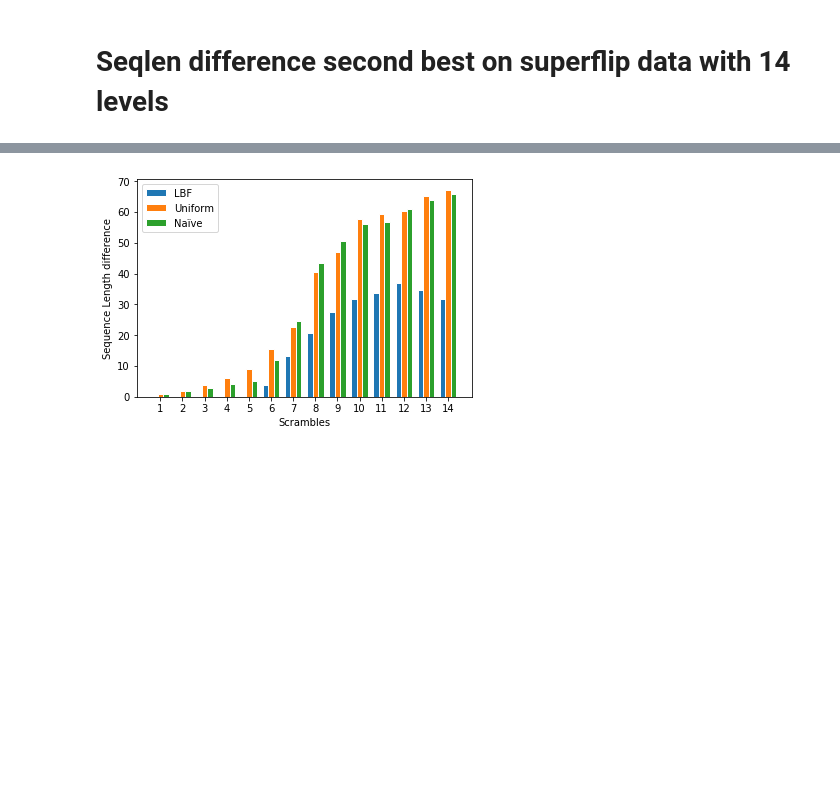
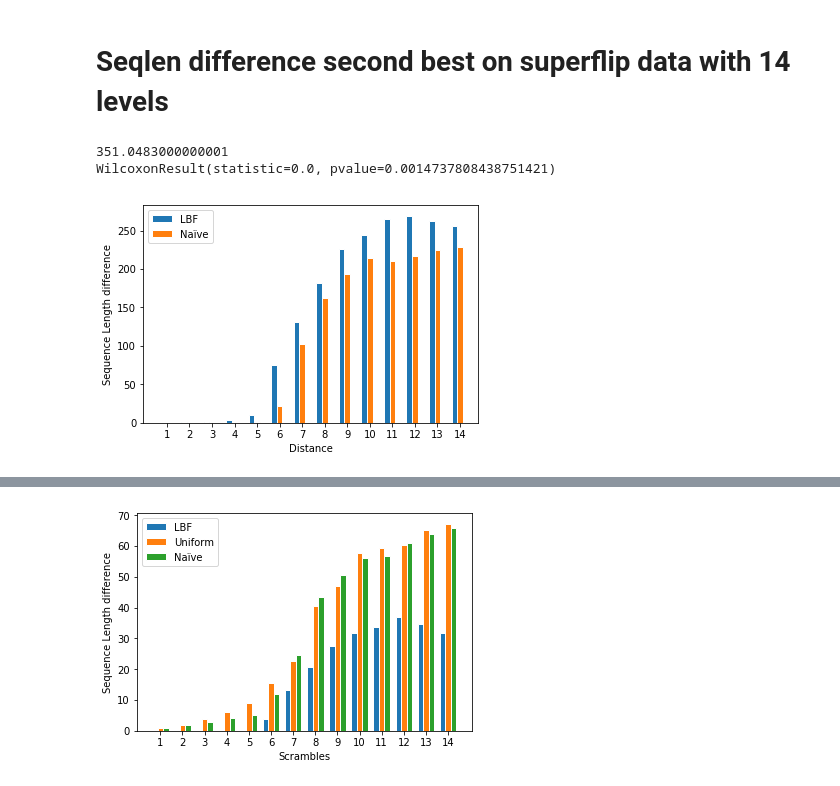
Before and after one commit to JoeHarrison/Thesis, a Jupyter notebook: Experiments/RL plots.ipynb, the cells around one changed output, grey strips where cells are left out. Cells and saved outputs as stored; diff of their text form; code cells hidden in the pictures; blank space fills up the shorter version.

```diff
--- a/Experiments/RL plots.ipynb
+++ b/Experiments/RL plots.ipynb
@@ -111,6 +113,39 @@ plt.show()
 [figure]
 # %% [markdown]
 # Seqlen difference second best on superflip data with 14 levels
+# %%
+barWidth = 0.25
+
+LBF = np.array([1.       ,3.1852   ,3.9412   ,7.0098  ,15.7008  ,81.6554 ,138.3676 ,190.
+ ,235.1413 ,254.6292 ,276.5581 ,281.3156 ,275.1567 ,270.0147])
+Naive = np.array([ 1.       ,2.       ,3.       ,4.       ,5.4252  ,28.1798 ,109.7664 ,169.7883
+ ,203.146  ,224.6788 ,221.8218 ,229.3309 ,238.2655 ,242.2246])
+
+print(np.sum(LBF-Naive))
+
+baseline = np.array([1., 2., 3., 4., 5., 6., 7., 8., 9., 10., 11., 12., 13., 14.])
+
+print(scipy.stats.wilcoxon(LBF, Naive))
+
+LBF -= baseline
+Naive -= baseline
+
+r1 = np.arange(len(LBF))
+r2 = [x + barWidth for x in r1]
+
+plt.bar(r1, LBF, width=barWidth, edgecolor='white', label='LBF')
+plt.bar(r2, Naive, width=barWidth, edgecolor='white', label='Naïve')
+plt.xlabel('Distance')
+plt.ylabel('Sequence Length difference')
+plt.xticks([r + barWidth for r in range(len(LBF))], ['1', '2', '3', '4', '5', '6', '7', '8', '9', '10', '11', '12', '13', '14'])
+
+# Create legend & Show graphic
+plt.legend()
+plt.show()
+# %% [output]
+351.0483000000001
+WilcoxonResult(statistic=0.0, pvalue=0.0014737808438751421)
+[figure, added]
 # %%
 barWidth = 0.25
 
```
Also changed, not shown: parts of 3 cells of this notebook.
